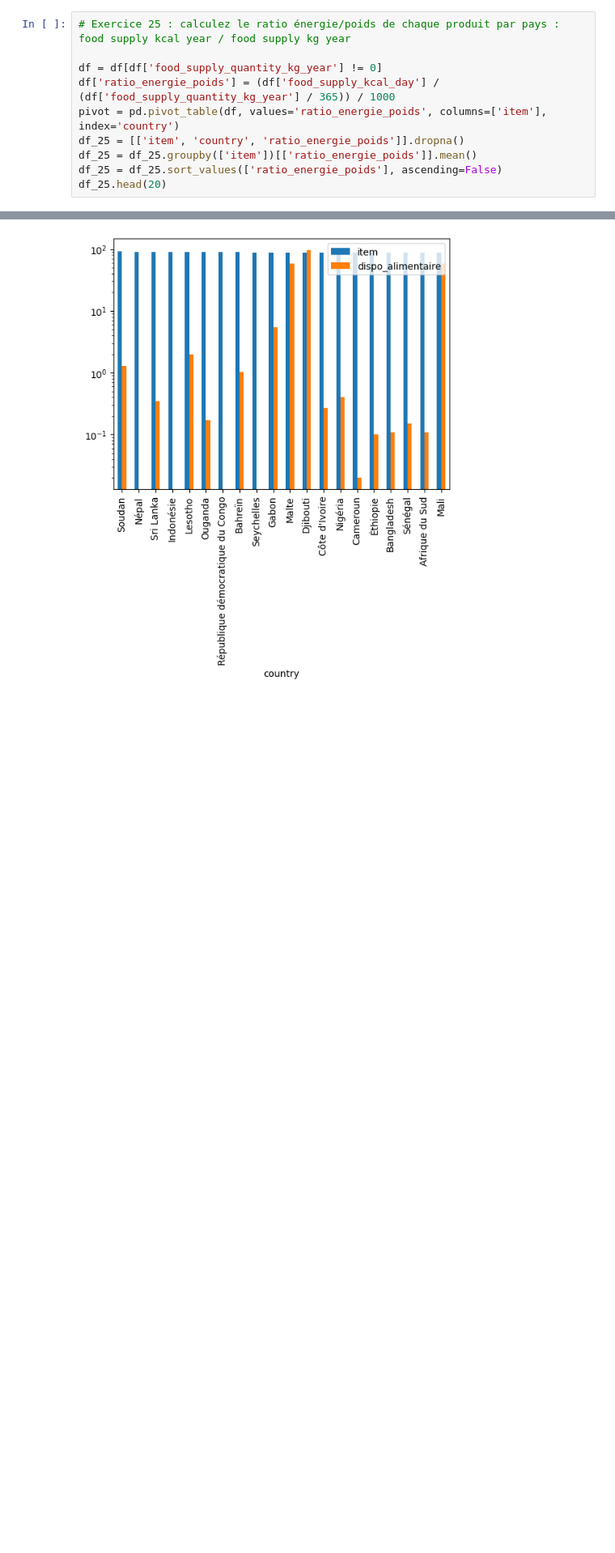
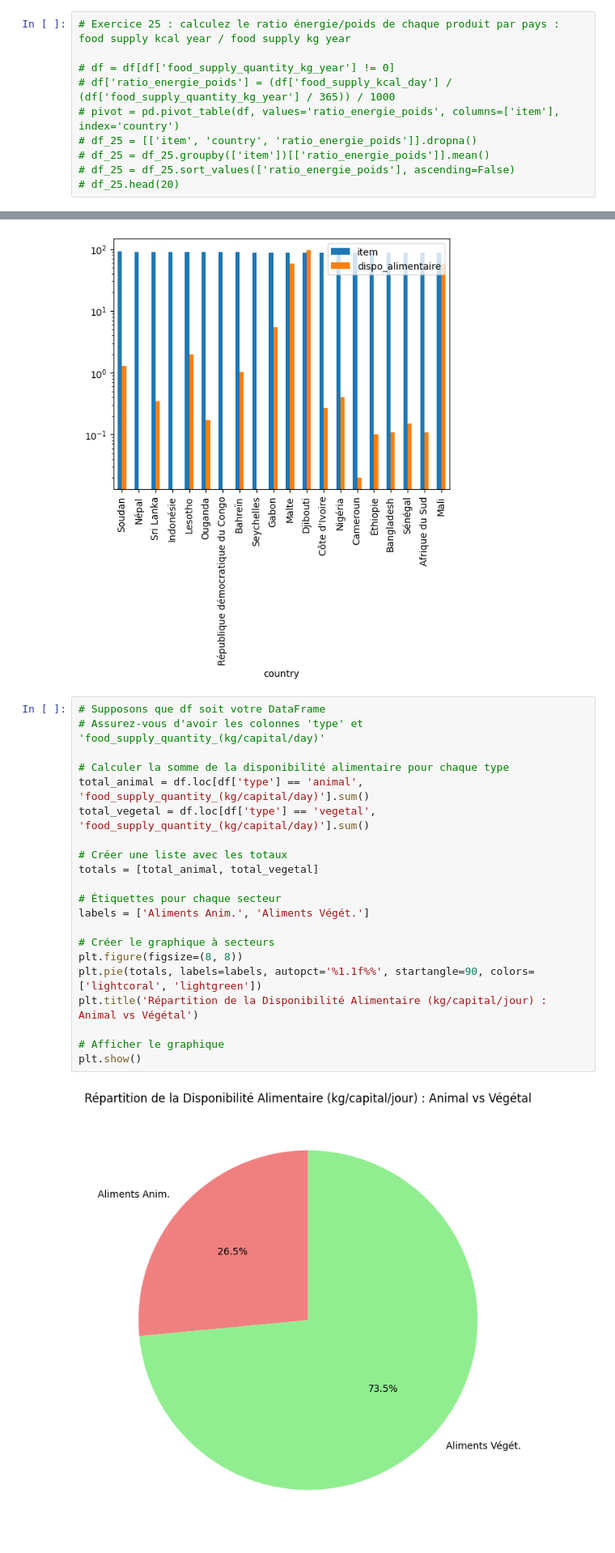
Before and after one commit to Melobgn/Brief-pandas-SEM, a Jupyter notebook: dataframes.ipynb, the cells around one changed output, grey strips where cells are left out. Shown at 81% size. Cells and saved outputs as stored; diff of their text form; blank space fills up the shorter version.

```diff
--- a/dataframes.ipynb
+++ b/dataframes.ipynb
@@ -397,10 +383,10 @@ top5_taux_croissance = top5_taux_croissance[['country','taux_croissance_pop_18_1
 # %%
 # Exercice 25 : calculez le ratio énergie/poids de chaque produit par pays : food supply kcal year / food supply kg year
 
-df = df[df['food_supply_quantity_kg_year'] != 0]
-df['ratio_energie_poids'] = (df['food_supply_kcal_day'] / (df['food_supply_quantity_kg_year'] / 365)) / 1000
-pivot = pd.pivot_table(df, values='ratio_energie_poids', columns=['item'], index='country')
-df_25 = [['item', 'country', 'ratio_energie_poids']].dropna()
-df_25 = df_25.groupby(['item'])[['ratio_energie_poids']].mean()
-df_25 = df_25.sort_values(['ratio_energie_poids'], ascending=False)
-df_25.head(20)
+# df = df[df['food_supply_quantity_kg_year'] != 0]
+# df['ratio_energie_poids'] = (df['food_supply_kcal_day'] / (df['food_supply_quantity_kg_year'] / 365)) / 1000
+# pivot = pd.pivot_table(df, values='ratio_energie_poids', columns=['item'], index='country')
+# df_25 = [['item', 'country', 'ratio_energie_poids']].dropna()
+# df_25 = df_25.groupby(['item'])[['ratio_energie_poids']].mean()
+# df_25 = df_25.sort_values(['ratio_energie_poids'], ascending=False)
+# df_25.head(20)
@@ -481,3 +465,26 @@ diversite_df.head(20).plot(kind='bar', x='country', logy=True)
 # %% [output]
 <Axes: xlabel='country'>
 [figure]
+# %%
+# Supposons que df soit votre DataFrame
+# Assurez-vous d'avoir les colonnes 'type' et 'food_supply_quantity_(kg/capital/day)'
+
+# Calculer la somme de la disponibilité alimentaire pour chaque type
+total_animal = df.loc[df['type'] == 'animal', 'food_supply_quantity_(kg/capital/day)'].sum()
+total_vegetal = df.loc[df['type'] == 'vegetal', 'food_supply_quantity_(kg/capital/day)'].sum()
+
+# Créer une liste avec les totaux
+totals = [total_animal, total_vegetal]
+
+# Étiquettes pour chaque secteur
+labels = ['Aliments Anim.', 'Aliments Végét.']
+
+# Créer le graphique à secteurs
+plt.figure(figsize=(8, 8))
+plt.pie(totals, labels=labels, autopct='%1.1f%%', startangle=90, colors=['lightcoral', 'lightgreen'])
+plt.title('Répartition de la Disponibilité Alimentaire (kg/capital/jour) : Animal vs Végétal')
+
+# Afficher le graphique
+plt.show()
+# %% [output]
+[figure, added]
```
Also changed, not shown: parts of 2 cells of this notebook, 1 other file.
